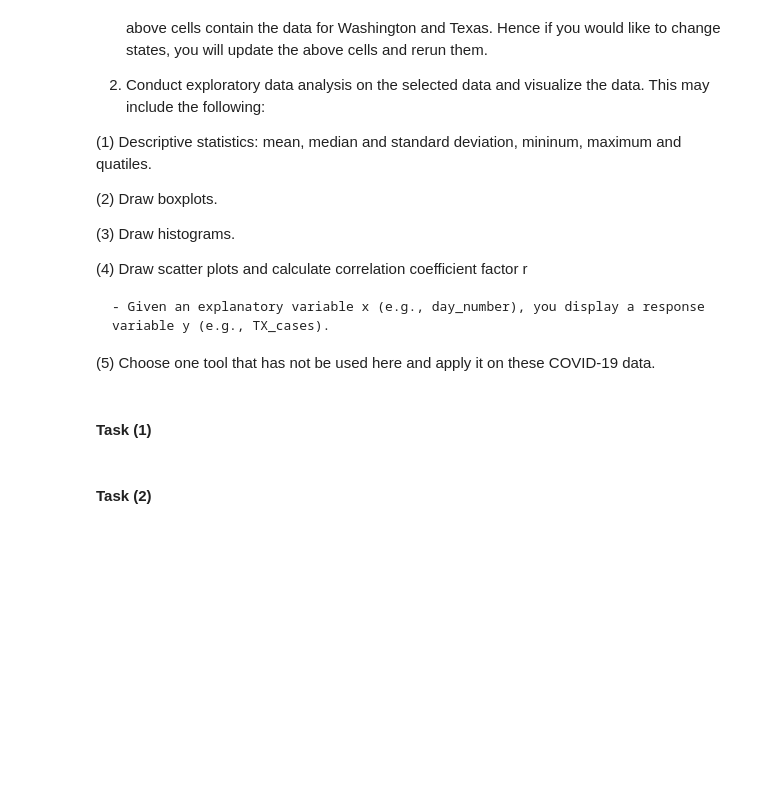
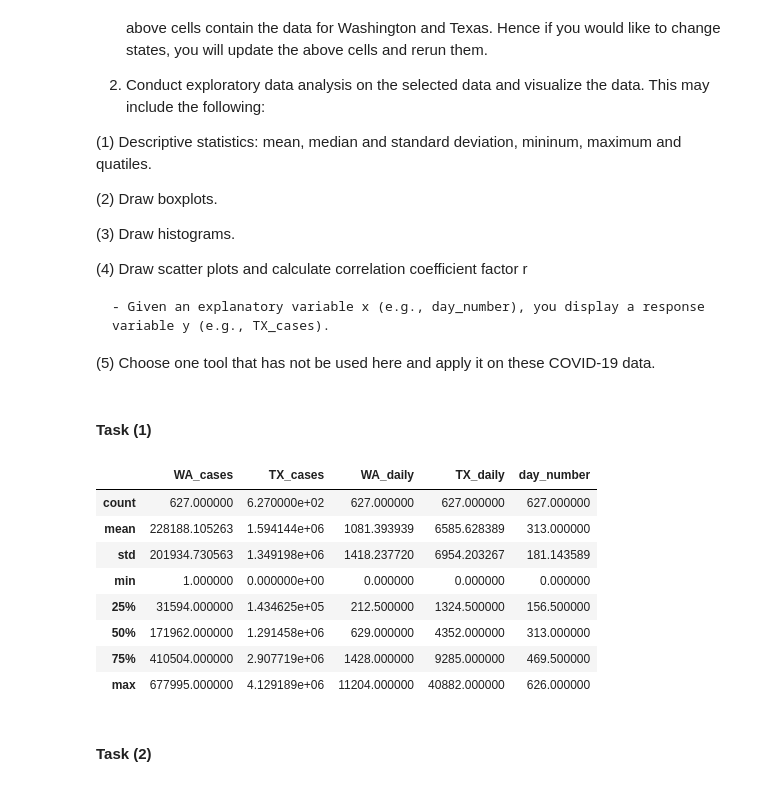
Before and after one commit to babywrath/TW3, a Jupyter notebook: EDA_COVID19.ipynb, the cells around one changed output. Saved outputs shown, nothing was run; the diff lists cells and outputs as text; code cells hidden in the pictures; blank space fills up the shorter version.

```diff
--- a/EDA_COVID19.ipynb
+++ b/EDA_COVID19.ipynb
@@ -246,5 +243,17 @@ data.head()
 (5) Choose one tool that has not be used here and apply it on these COVID-19 data.
 # %% [markdown]
 #### Task (1)
+# %%
+data.describe()
+# %% [output]
+|  | WA_cases | TX_cases | WA_daily | TX_daily | day_number |
+| count | 627.000000 | 6.270000e+02 | 627.000000 | 627.000000 | 627.000000 |
+| mean | 228188.105263 | 1.594144e+06 | 1081.393939 | 6585.628389 | 313.000000 |
+| std | 201934.730563 | 1.349198e+06 | 1418.237720 | 6954.203267 | 181.143589 |
+| min | 1.000000 | 0.000000e+00 | 0.000000 | 0.000000 | 0.000000 |
+| 25% | 31594.000000 | 1.434625e+05 | 212.500000 | 1324.500000 | 156.500000 |
+| 50% | 171962.000000 | 1.291458e+06 | 629.000000 | 4352.000000 | 313.000000 |
+| 75% | 410504.000000 | 2.907719e+06 | 1428.000000 | 9285.000000 | 469.500000 |
+| max | 677995.000000 | 4.129189e+06 | 11204.000000 | 40882.000000 | 626.000000 |
 # %% [markdown]
 #### Task (2)
```
Also changed, not shown: parts of 12 cells of this notebook.
